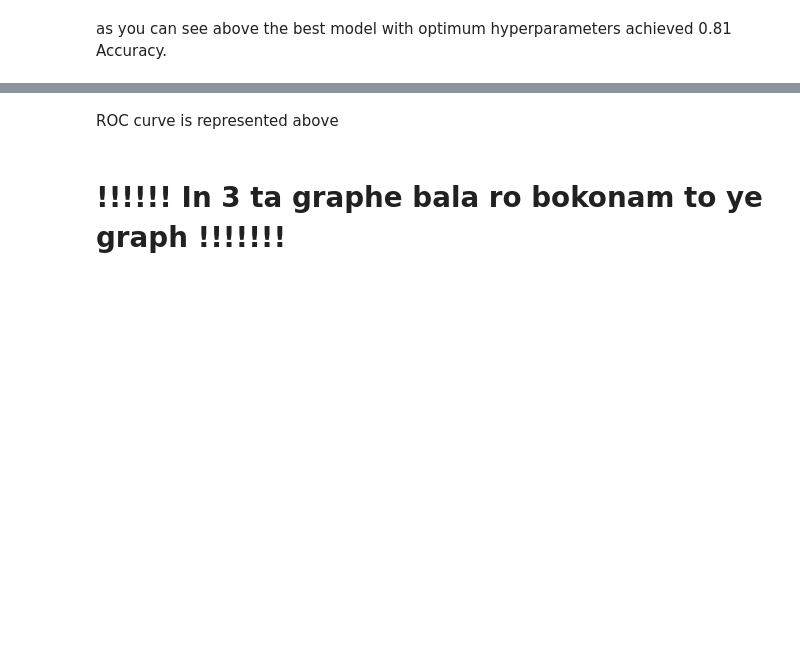
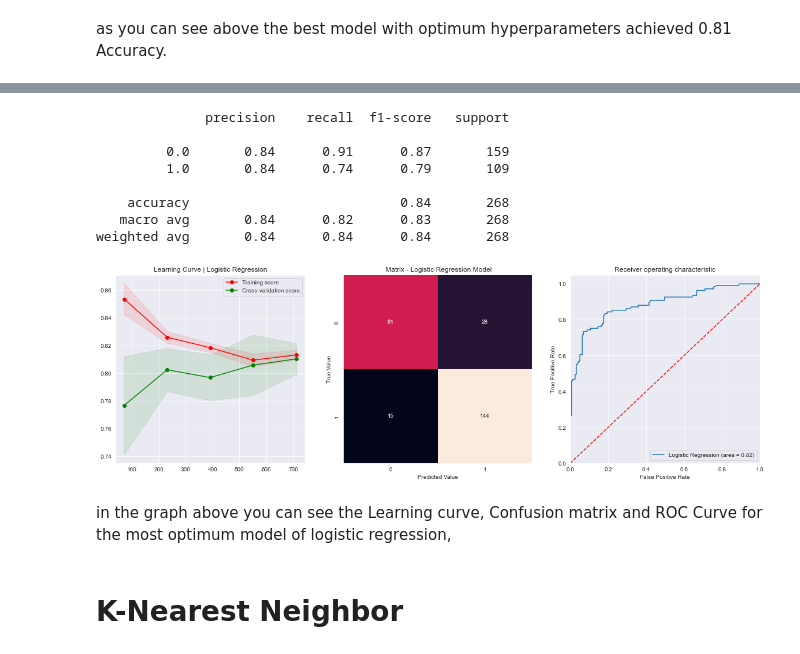
Before and after one commit to SimplyRamin/Titanic-Kaggle, a Jupyter notebook: Model - Ramin F v1.0.ipynb, the cells around one changed output, grey strips where cells are left out. Cells and saved outputs as stored; diff of their text form; code cells hidden in the pictures; blank space fills up the shorter version.

```diff
--- a/Model - Ramin F v1.0.ipynb
+++ b/Model - Ramin F v1.0.ipynb
@@ -82,7 +81,7 @@ predicted_imp = np.round(imp.fit_transform(train_imputation_matrix))
 train_imputed = pd.DataFrame(predicted_imp, columns=['Survived', 'Age', 'SibSp', 'Parch', 'Fare', 'Pclass_1', 'Pclass_2', 'Pclass_3',
                                                      'Sex_female', 'Sex_male', 'Embarked_C', 'Embarked_Q', 'Embarked_S'])
 
-train = train.merge(train_imputed, on=train.index, how='left')
+train = train.merge(train_imputed, on=train.index.values, how='left')
 train.drop(['key_0', 'Survived_x', 'Age_x', 'SibSp_x', 'Parch_x', 'Fare_x', 'Pclass_1_x', 'Pclass_2_x', 'Pclass_3_x',
             'Sex_female_x', 'Sex_male_x', 'Embarked_C_x', 'Embarked_Q_x', 'Embarked_S_x'], axis=1, inplace=True)
 train.rename(columns={'Survived_y': 'Survived',
@@ -143,6 +142,8 @@ print(f'independent variables matrix shape: {X.shape}')
 # %% [output]
 dependent variable matrix shape: (891,)
 independent variables matrix shape: (891, 12)
+# %%
+X_train,X_valid,y_train,y_valid=train_test_split(X,Y,test_size=0.2)
 # %% [markdown]
 # PCA for Demonstrating datapoints in 2-Dimension
 # %%
@@ -172,7 +173,7 @@ params = {'fit_intercept': [True, False],
         'C': [1, .5, .25, .1, .05, .025, .01, .005, .0025, .001]}
 
 grid = GridSearchCV(LogisticRegression(), param_grid=params, return_train_score=True, verbose=3)
-grid.fit(X, Y)
+grid.fit(X_train, y_train)
 print('\n', f'{grid.best_estimator_} best hyperparameters are: {grid.best_params_} with the accuracy of: {grid.best_score_:.2f}')
 # %% [output]
 Fitting 5 folds for each of 20 candidates, totalling 100 fits
@@ -195,10 +196,2 @@ Fitting 5 folds for each of 20 candidates, totalling 100 fits
 # %% [markdown]
 as you can see above the best model with optimum hyperparameters achieved 0.81 Accuracy.
-# %%
-test_scores = grid.cv_results_['mean_test_score']
-train_scores = grid.cv_results_['mean_train_score']
-
-plt.plot(test_scores, label='test')
-plt.plot(train_scores, label='train')
-plt.legend(loc='best')
-plt.show()
@@ -237,4 +198,54 @@ plt.show()
-# %% [markdown]
-ROC curve is represented above
-# %% [markdown]
-# !!!!!! In 3 ta graphe bala ro bokonam to ye graph !!!!!!!
+# %%
+fig, axes = plt.subplots(1, 3, figsize=(20,6))
+train_sizes, train_scores, test_scores, = learning_curve(LogisticRegression(), X, Y, train_sizes=np.linspace(.1, 1, 5))
+train_scores_mean = np.mean(train_scores, axis=1)
+train_scores_std = np.std(train_scores, axis=1)
+test_scores_mean = np.mean(test_scores, axis=1)
+test_scores_std = np.std(test_scores, axis=1)
+
+y_pred = grid.best_estimator_.predict(X_valid)
+cls_rep=classification_report(y_valid,y_pred)
+print(cls_rep)
+
+
+axes[0].fill_between(train_sizes, train_scores_mean - train_scores_std,
+                    train_scores_mean + train_scores_std, alpha=0.1, color="r")
+axes[0].fill_between(train_sizes, test_scores_mean - test_scores_std,
+                    test_scores_mean + test_scores_std, alpha=0.1, color="g")
+axes[0].plot(train_sizes, train_scores_mean, 'o-', color="r", label="Training score")
+axes[0].plot(train_sizes, test_scores_mean, 'o-', color="g", label="Cross-validation score")
+axes[0].legend(loc='best')
+axes[0].set_title('Learning Curve | Logistic Regression')
+
+cnf_matrix = confusion_matrix(y_valid, y_pred, labels=[1,0])
+sns.heatmap(cnf_matrix, square=True, annot=True, cbar=False, fmt='g', ax=axes[1])
+axes[1].set_xlabel('Predicted Value')
+axes[1].set_ylabel('True Value')
+axes[1].set_title(' Matrix - Logistic Regression Model')
+
+logit_roc_auc = roc_auc_score(y_valid, grid.predict(X_valid))
+fpr, tpr, thresholds = roc_curve(y_valid, grid.predict_proba(X_valid)[:,1], pos_label=1)
+axes[2].plot(fpr, tpr, label='Logistic Regression (area = %0.2f)' % logit_roc_auc)
+axes[2].plot([0, 1], [0, 1],'r--')
+axes[2].set_xlim([0.0, 1.0])
+axes[2].set_ylim([0.0, 1.05])
+axes[2].set_xlabel('False Positive Rate')
+axes[2].set_ylabel('True Positive Rate')
+axes[2].set_title('Receiver operating characteristic')
+axes[2].legend(loc="lower right")
+
+plt.show()
+# %% [output]
+              precision    recall  f1-score   support
+
+         0.0       0.84      0.91      0.87       159
+         1.0       0.84      0.74      0.79       109
+
+    accuracy                           0.84       268
+   macro avg       0.84      0.82      0.83       268
+weighted avg       0.84      0.84      0.84       268
+[figure, added]
+# %% [markdown]
+in the graph above you can see the Learning curve, Confusion matrix and ROC Curve for the most optimum model of logistic regression,
+# %% [markdown]
+# K-Nearest Neighbor
```
Also changed, not shown: parts of 60 cells of this notebook, 12 other files.
